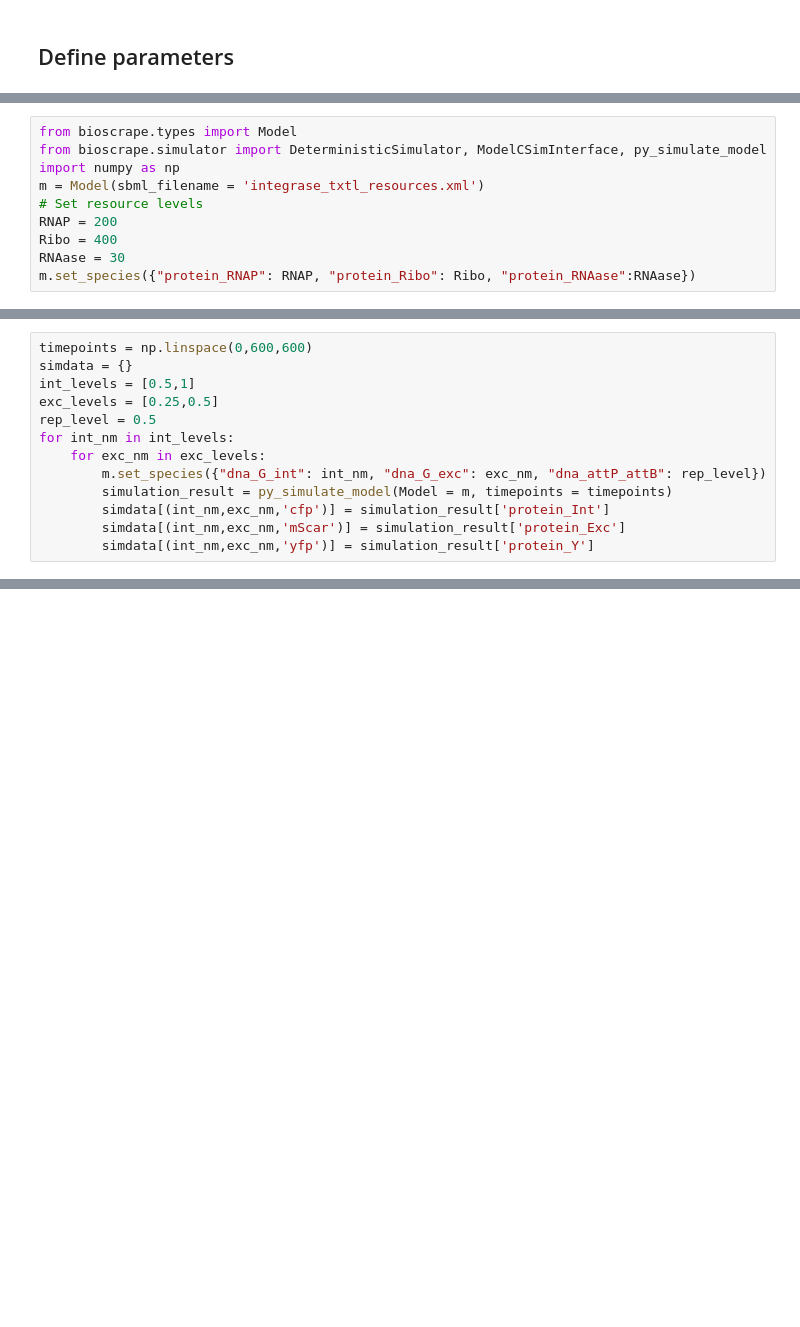
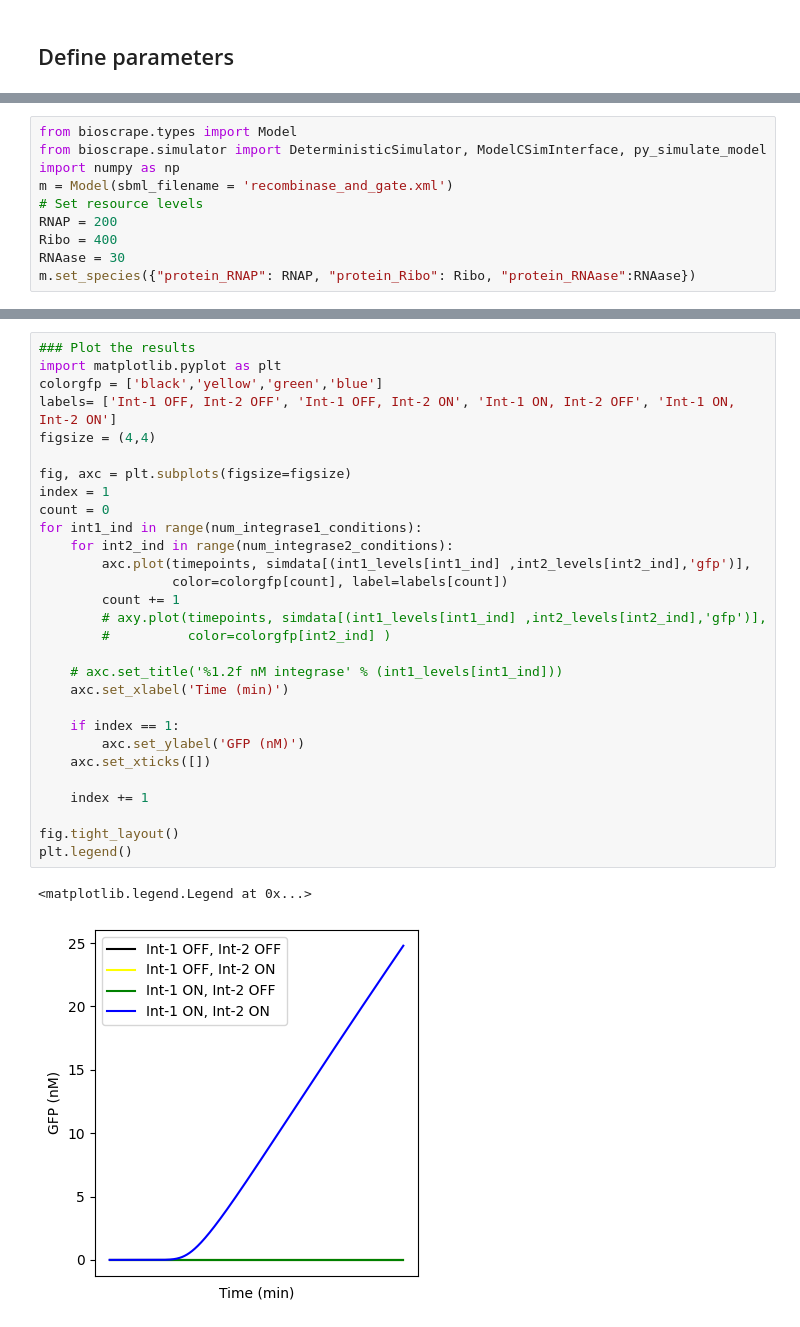
Before and after one commit to ayush9pandey/integrase-excisionase-characterization, a Jupyter notebook: Building more recombination biocircuits.ipynb, the cells around one changed output, grey strips where cells are left out. Saved outputs shown, nothing was run; the diff lists cells and outputs as text; blank space fills up the shorter version.

Commit message:
working and gate

```diff
--- a/Building more recombination biocircuits.ipynb
+++ b/Building more recombination biocircuits.ipynb
@@ -135,7 +126,7 @@ To simulate the model, install bioscrape by running `pip install bioscrape` in y
 from bioscrape.types import Model
 from bioscrape.simulator import DeterministicSimulator, ModelCSimInterface, py_simulate_model
 import numpy as np
-m = Model(sbml_filename = 'integrase_txtl_resources.xml')
+m = Model(sbml_filename = 'recombinase_and_gate.xml')
 # Set resource levels
 RNAP = 200
 Ribo = 400
@@ -364,13 +148,0 @@ m.set_species({"protein_RNAP": RNAP_total, "protein_Ribo": Ribosome_total,
-# %%
-timepoints = np.linspace(0,600,600)
-simdata = {}
-int_levels = [0.5,1]
-exc_levels = [0.25,0.5]
-rep_level = 0.5
-for int_nm in int_levels:
-    for exc_nm in exc_levels:
-        m.set_species({"dna_G_int": int_nm, "dna_G_exc": exc_nm, "dna_attP_attB": rep_level})
-        simulation_result = py_simulate_model(Model = m, timepoints = timepoints)
-        simdata[(int_nm,exc_nm,'cfp')] = simulation_result['protein_Int']
-        simdata[(int_nm,exc_nm,'mScar')] = simulation_result['protein_Exc']
-        simdata[(int_nm,exc_nm,'yfp')] = simulation_result['protein_Y']
@@ -412,0 +149,32 @@ fig.tight_layout()
+# %%
+### Plot the results
+import matplotlib.pyplot as plt
+colorgfp = ['black','yellow','green','blue']
+labels= ['Int-1 OFF, Int-2 OFF', 'Int-1 OFF, Int-2 ON', 'Int-1 ON, Int-2 OFF', 'Int-1 ON, Int-2 ON']
+figsize = (4,4)
+
+fig, axc = plt.subplots(figsize=figsize)
+index = 1
+count = 0
+for int1_ind in range(num_integrase1_conditions):
+    for int2_ind in range(num_integrase2_conditions):
+        axc.plot(timepoints, simdata[(int1_levels[int1_ind] ,int2_levels[int2_ind],'gfp')],
+                 color=colorgfp[count], label=labels[count])
+        count += 1
+        # axy.plot(timepoints, simdata[(int1_levels[int1_ind] ,int2_levels[int2_ind],'gfp')],
+        #          color=colorgfp[int2_ind] )
+
+    # axc.set_title('%1.2f nM integrase' % (int1_levels[int1_ind]))
+    axc.set_xlabel('Time (min)')
+
+    if index == 1:
+        axc.set_ylabel('GFP (nM)')
+    axc.set_xticks([])
+
+    index += 1
+
+fig.tight_layout()
+plt.legend()
+# %% [output]
+<matplotlib.legend.Legend at 0x...>
+[figure, added]
```
Also changed, not shown: parts of 22 cells of this notebook, 4 other files.
